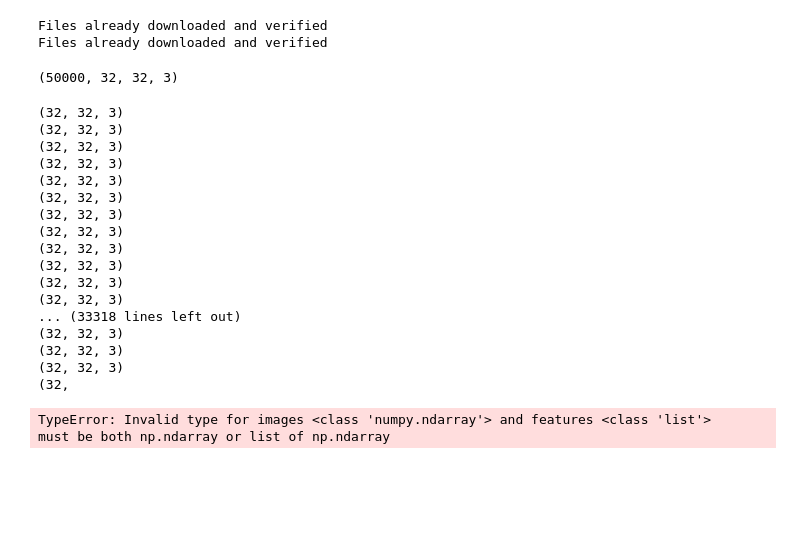
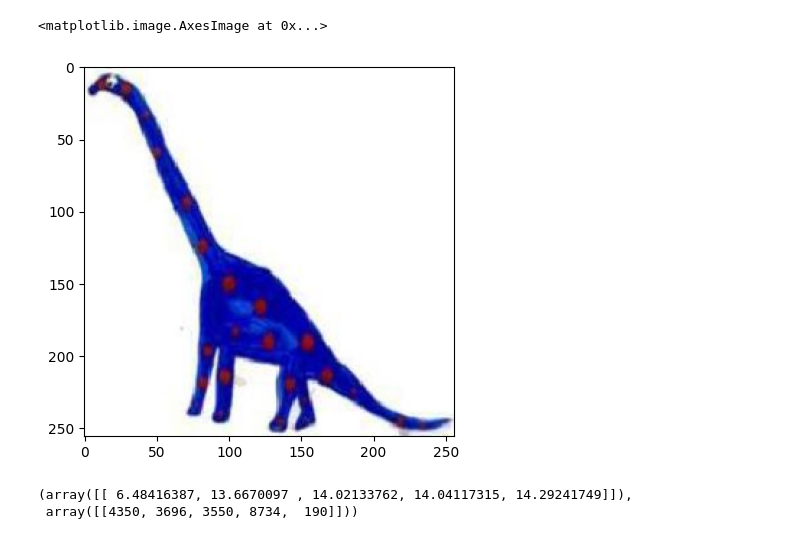
Before and after one commit to nrhevu/CV-basic, a Jupyter notebook: cbir_dev.ipynb, the cells around one changed output. Drawn from its saved outputs; the diff is of its cells as text; code cells hidden in the pictures; blank space fills up the shorter version.

```diff
--- a/cbir_dev.ipynb
+++ b/cbir_dev.ipynb
@@ -3,22 +3,16 @@ import torch
 import torchvision
 import torchvision.transforms as transforms
 
-trainset = torchvision.datasets.CIFAR100(
-    root="./data", train=True, download=True, transform=transforms.ToTensor()
-)
-testset = torchvision.datasets.CIFAR100(
-    root="./data", train=False, download=True, transform=transforms.ToTensor()
+trainset = torchvision.datasets.ImageFolder(
+    root="./data/caltech-101",
+    transform=transforms.Compose(
+        [transforms.ToTensor(), transforms.Resize((256, 256))]
+    ),
 )
 
 trainloader = torch.utils.data.DataLoader(
-    trainset, batch_size=4, shuffle=True, num_workers=2
+    trainset, batch_size=128, shuffle=True, num_workers=2
 )
-testloader = torch.utils.data.DataLoader(
-    testset, batch_size=4, shuffle=False, num_workers=2
-)
-# %% [output]
-Files already downloaded and verified
-Files already downloaded and verified
 # %%
 from cbir import *
 from cbir.pipeline import *
@@ -30,29 +24,0 @@ cbir = CBIR(rgb_histogram, array_store)
-# %%
-trainset.data.shape
-# %% [output]
-(50000, 32, 32, 3)
-# %%
-for image in trainset.data:
-    print(image.shape)
-# %% [output]
-(32, 32, 3)
-(32, 32, 3)
-(32, 32, 3)
-(32, 32, 3)
-(32, 32, 3)
-(32, 32, 3)
-(32, 32, 3)
-(32, 32, 3)
-(32, 32, 3)
-(32, 32, 3)
-(32, 32, 3)
-(32, 32, 3)
-... (33318 lines left out)
-(32, 32, 3)
-(32, 32, 3)
-(32, 32, 3)
-(32,
-# %%
-cbir.indexing(trainset.data)
-# %% [output]
-TypeError: Invalid type for images <class 'numpy.ndarray'> and features <class 'list'>                 must be both np.ndarray or list of np.ndarray
@@ -58,0 +45,13 @@ TypeError: Invalid type for images <class 'numpy.ndarray'> and features <class '
+# %%
+from PIL import Image
+import matplotlib.pyplot as plt
+
+plt.imshow(trainset[3696][0].permute(1, 2, 0).numpy())
+# %% [output]
+<matplotlib.image.AxesImage at 0x...>
+[figure, added]
+# %%
+cbir.feature_store.retrieval.knn.kneighbors(a, n_neighbors=5)
+# %% [output]
+(array([[ 6.48416387, 13.6670097 , 14.02133762, 14.04117315, 14.29241749]]),
+ array([[4350, 3696, 3550, 8734,  190]]))
```
Also changed, not shown: parts of 14 cells of this notebook, 8 other files.
